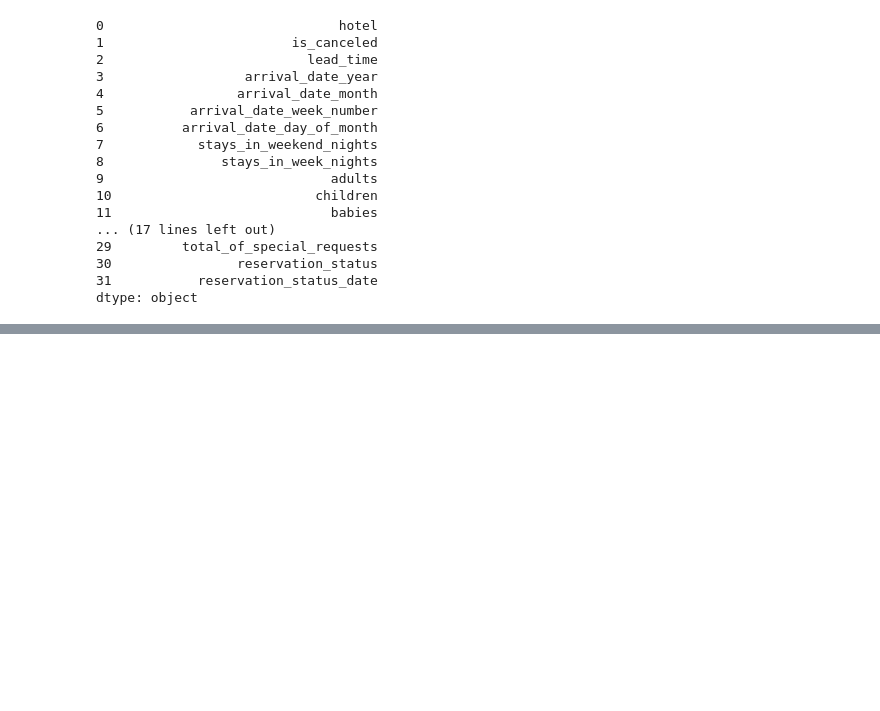
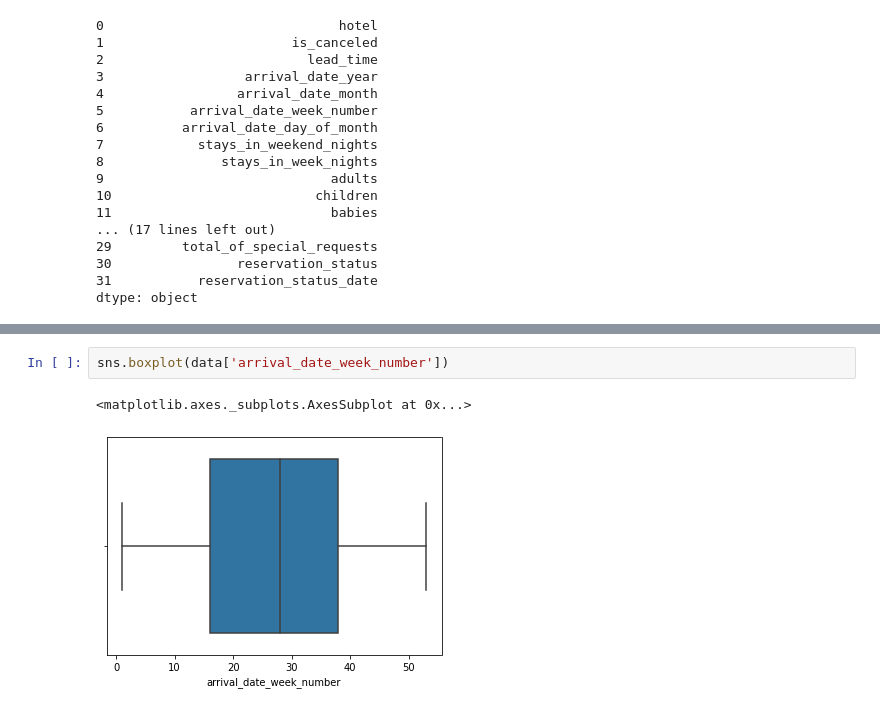
Before and after one commit to aynaval/Hotel-booking-analysis_EDA, a Jupyter notebook: EDA_Capstone_Project.ipynb, the cells around one changed output, grey strips where cells are left out. Drawn from its saved outputs; the diff is of its cells as text; blank space fills up the shorter version.

```diff
--- a/EDA_Capstone_Project.ipynb
+++ b/EDA_Capstone_Project.ipynb
@@ -227,0 +341,5 @@ reservation_status :
+# %%
+sns.boxplot(data['arrival_date_week_number'])
+# %% [output]
+<matplotlib.axes._subplots.AxesSubplot at 0x...>
+[figure, added]
```
Also changed, not shown: parts of 29 cells of this notebook.
